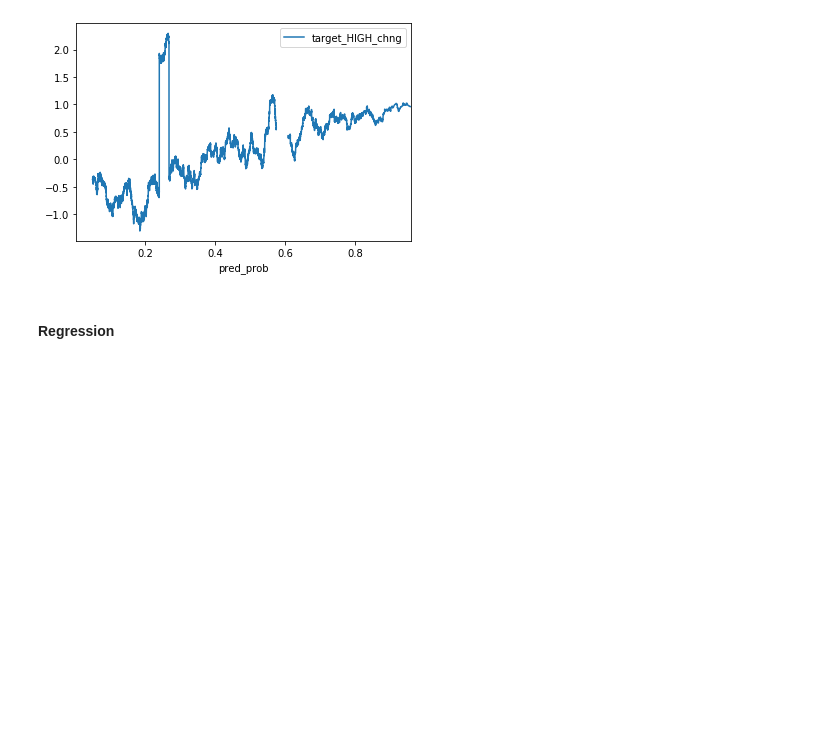
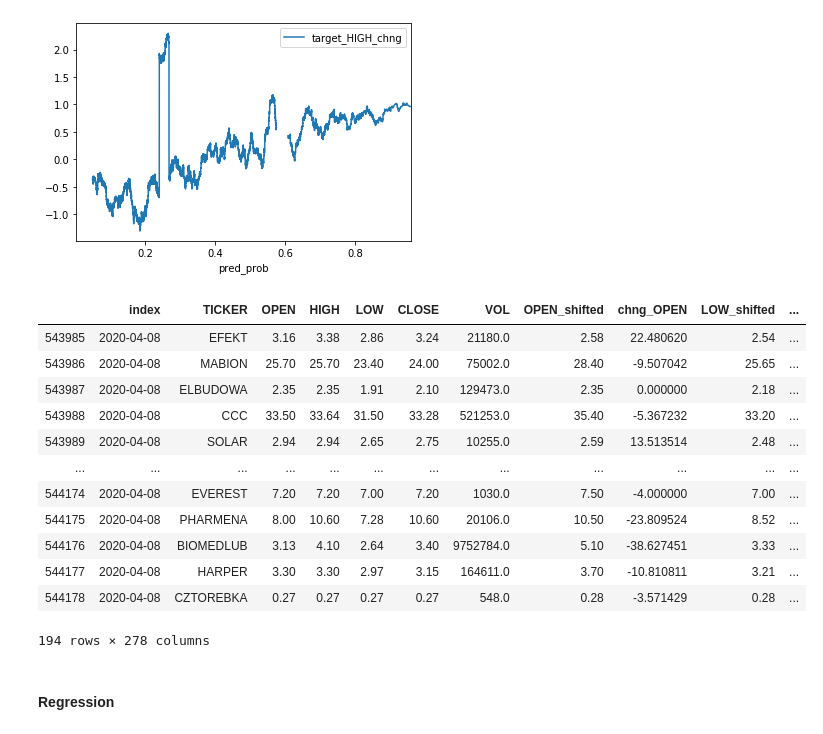
Before and after one commit to showeye/wse_analytics, a Jupyter notebook: bossa.ipynb, the cells around one changed output. Saved outputs shown, nothing was run; the diff lists cells and outputs as text; code cells hidden in the pictures; blank space fills up the shorter version.

```diff
--- a/bossa.ipynb
+++ b/bossa.ipynb
@@ -863,6 +889,22 @@ res.loc[res.loc[:,'index'] > '2020-01-01',['target_HIGH_chng', 'pred_prob']]\
 # %% [output]
 <matplotlib.axes._subplots.AxesSubplot at 0x...>
 [figure]
+# %%
+res.loc[res.loc[:,'index'] > '2020-04-07',:]
+# %% [output]
+|  | index | TICKER | OPEN | HIGH | LOW | CLOSE | VOL | OPEN_shifted | chng_OPEN | LOW_shifted | ... |
+| 543985 | 2020-04-08 | EFEKT | 3.16 | 3.38 | 2.86 | 3.24 | 21180.0 | 2.58 | 22.480620 | 2.54 | ... |
+| 543986 | 2020-04-08 | MABION | 25.70 | 25.70 | 23.40 | 24.00 | 75002.0 | 28.40 | -9.507042 | 25.65 | ... |
+| 543987 | 2020-04-08 | ELBUDOWA | 2.35 | 2.35 | 1.91 | 2.10 | 129473.0 | 2.35 | 0.000000 | 2.18 | ... |
+| 543988 | 2020-04-08 | CCC | 33.50 | 33.64 | 31.50 | 33.28 | 521253.0 | 35.40 | -5.367232 | 33.20 | ... |
+| 543989 | 2020-04-08 | SOLAR | 2.94 | 2.94 | 2.65 | 2.75 | 10255.0 | 2.59 | 13.513514 | 2.48 | ... |
+| ... | ... | ... | ... | ... | ... | ... | ... | ... | ... | ... | ... |
+| 544174 | 2020-04-08 | EVEREST | 7.20 | 7.20 | 7.00 | 7.20 | 1030.0 | 7.50 | -4.000000 | 7.00 | ... |
+| 544175 | 2020-04-08 | PHARMENA | 8.00 | 10.60 | 7.28 | 10.60 | 20106.0 | 10.50 | -23.809524 | 8.52 | ... |
+| 544176 | 2020-04-08 | BIOMEDLUB | 3.13 | 4.10 | 2.64 | 3.40 | 9752784.0 | 5.10 | -38.627451 | 3.33 | ... |
+| 544177 | 2020-04-08 | HARPER | 3.30 | 3.30 | 2.97 | 3.15 | 164611.0 | 3.70 | -10.810811 | 3.21 | ... |
+| 544178 | 2020-04-08 | CZTOREBKA | 0.27 | 0.27 | 0.27 | 0.27 | 548.0 | 0.28 | -3.571429 | 0.28 | ... |
+194 rows × 278 columns
 # %% [markdown]
 #### Regression
 # %%
```
Also changed, not shown: parts of 15 cells of this notebook.
